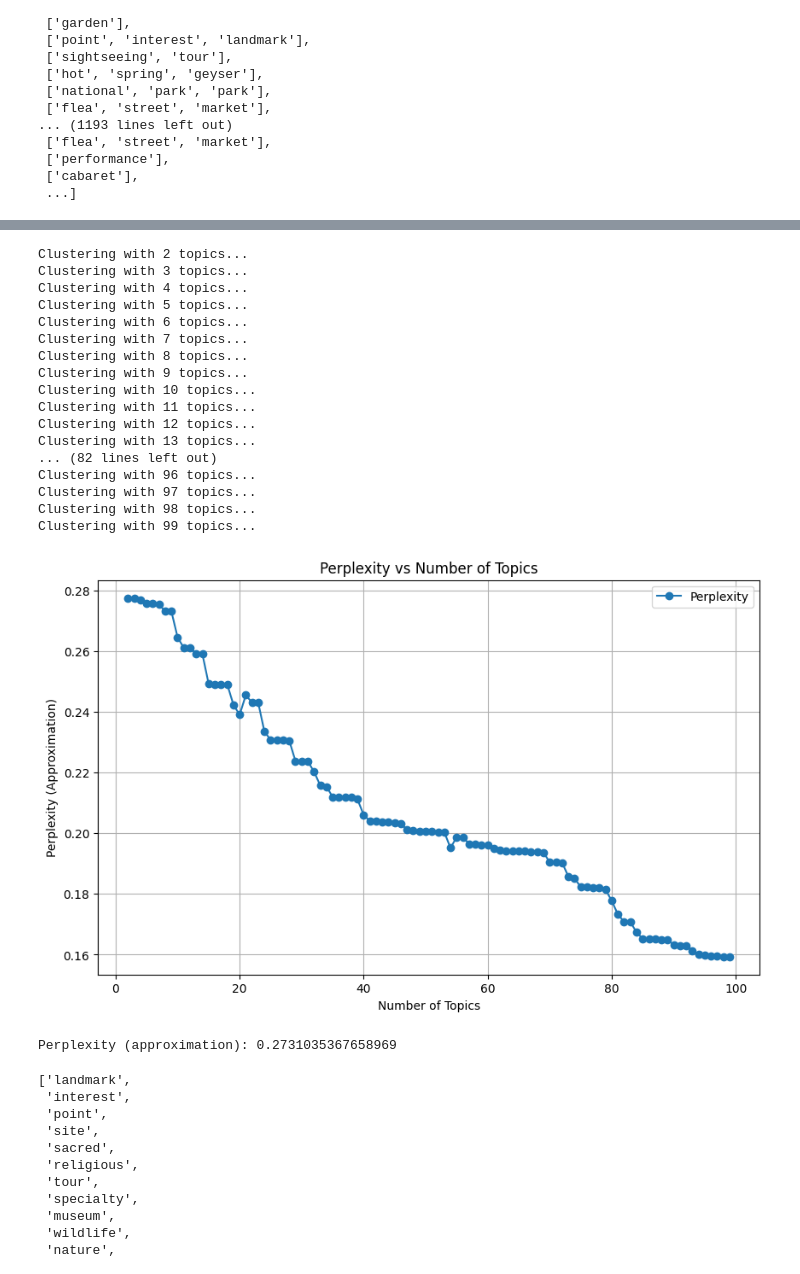
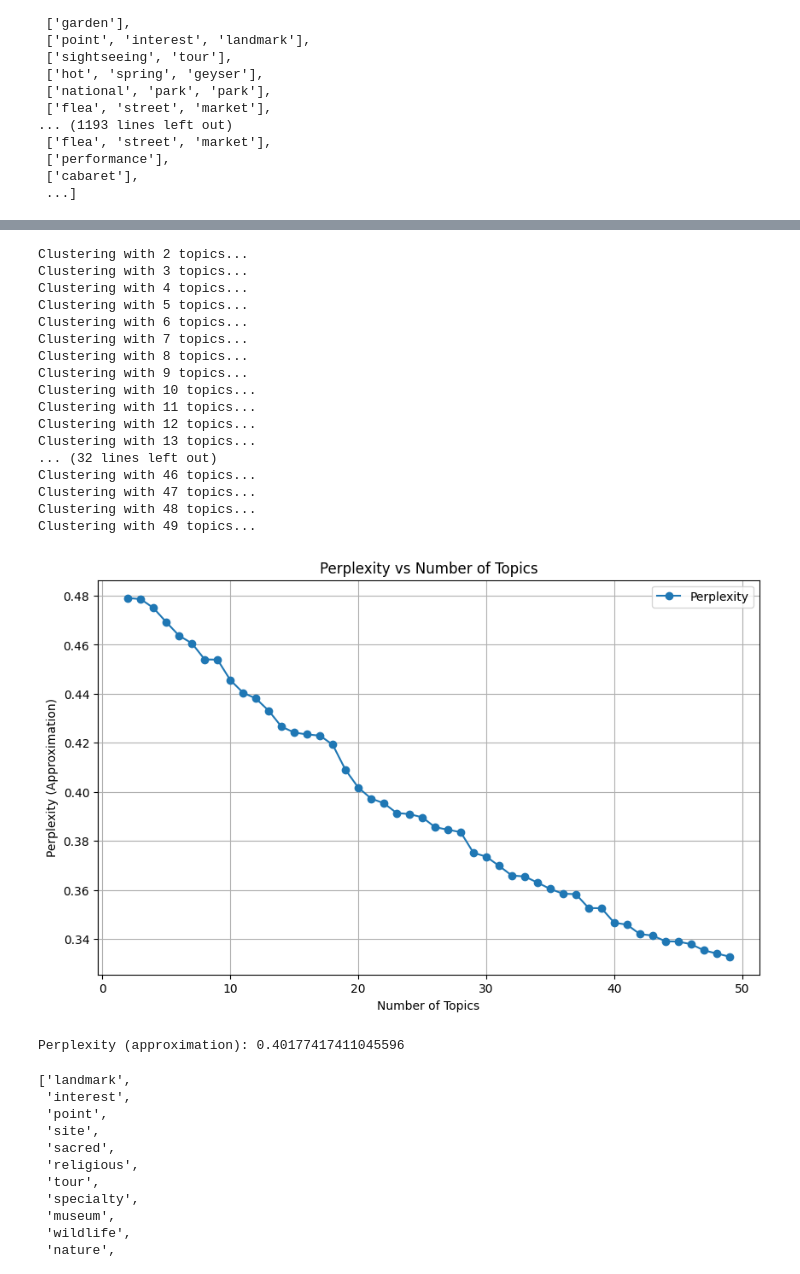
Before and after one commit to S09Z/IS_Project_Thailand_Tourism_Recommendation, a Jupyter notebook: app/frontend/transform_data.ipynb, the cells around one changed output, grey strips where cells are left out. Drawn from its saved outputs; the diff is of its cells as text; code cells hidden in the pictures.

Commit message:
update cluster experiment

```diff
--- a/app/frontend/transform_data.ipynb
+++ b/app/frontend/transform_data.ipynb
@@ -737,7 +776,7 @@ plt.show()
 # %%
 # ตรวจสอบและแทนค่าที่เป็น NaN ในคอลัมน์ 'tags'
 combined_details_df['tags'] = combined_details_df['tags'].fillna('')
-
+combined_details_df['tags'].replace("", "other", inplace=True)
 
 # แปลงข้อความใน 'tags' ให้เป็นเมทริกซ์ TF-IDF
 vectorizer = TfidfVectorizer()
@@ -871,3 +901,5 @@ Name: tags, Length: 1766, dtype: object
+# %%
+combined_details_df = combined_details_df['tags'].replace("", "Other", inplace=True)
 # %%
 cleaned_details_df = combined_details_df['tags'].apply(advanced_clean_text)
 
@@ -926,7 +958,7 @@ sentences
 # %%
 
 # Train Word2Vec model
-word2vec = Word2Vec(sentences, vector_size=100, window=5, min_count=1, workers=4)
+word2vec = Word2Vec(sentences, vector_size=300, window=100, min_count=1, workers=4)
 
 # Extract word embeddings and corresponding words
 word_vectors = word2vec.wv.vectors  # Word embeddings (array of shape [vocab_size, vector_size])
@@ -1063,50 +1095,50 @@ def compute_perplexity_cosine(kmeans_model, word_vectors):
     # Average distance as perplexity approximation
     return np.mean(distances)
 # %%
-n_topics_range = range(2, 100)  # From 2 to 20 clusters
+n_topics_range = range(2, 50)  # From 2 to 20 clusters
 perplexity_scores = []
 
 # Calculate perplexity for each number of clusters
 for n_topics in n_topics_range:
     print(f"Clustering with {n_topics} topics...")
     kmeans_model = cluster_words(n_clusters=n_topics, word_vectors=word_vectors)
     perplexity = compute_perplexity_cosine(kmeans_model, word_vectors)
     perplexity_scores.append(perplexity)
 
 # Plot perplexity vs. number of topics
 plt.figure(figsize=(10, 6))
 plt.plot(n_topics_range, perplexity_scores, marker='o', label='Perplexity')
 plt.xlabel('Number of Topics')
 plt.ylabel('Perplexity (Approximation)')
 plt.title('Perplexity vs Number of Topics')
 plt.grid()
 plt.legend()
 plt.show()
 # %% [output]
 Clustering with 2 topics...
 Clustering with 3 topics...
 Clustering with 4 topics...
 Clustering with 5 topics...
 Clustering with 6 topics...
 Clustering with 7 topics...
 Clustering with 8 topics...
 Clustering with 9 topics...
 Clustering with 10 topics...
 Clustering with 11 topics...
 Clustering with 12 topics...
 Clustering with 13 topics...
-... (82 lines left out)
-Clustering with 96 topics...
-Clustering with 97 topics...
-Clustering with 98 topics...
-Clustering with 99 topics...
+... (32 lines left out)
+Clustering with 46 topics...
+Clustering with 47 topics...
+Clustering with 48 topics...
+Clustering with 49 topics...
-[figure, old version]
+[figure, new version]
 # %%
-kmeans_model = cluster_words(n_clusters=8, word_vectors=word_vectors)
+kmeans_model = cluster_words(n_clusters=20, word_vectors=word_vectors)
 perplexity = compute_perplexity_cosine(kmeans_model, word2vec.wv.vectors)
 print(f"Perplexity (approximation): {perplexity}")
 # %% [output]
-Perplexity (approximation): 0.2731035367658969
+Perplexity (approximation): 0.40177417411045596
 # %%
 word2vec.wv.index_to_key
 # %% [output]
```
Also changed, not shown: parts of 37 cells of this notebook, 4 other files.
